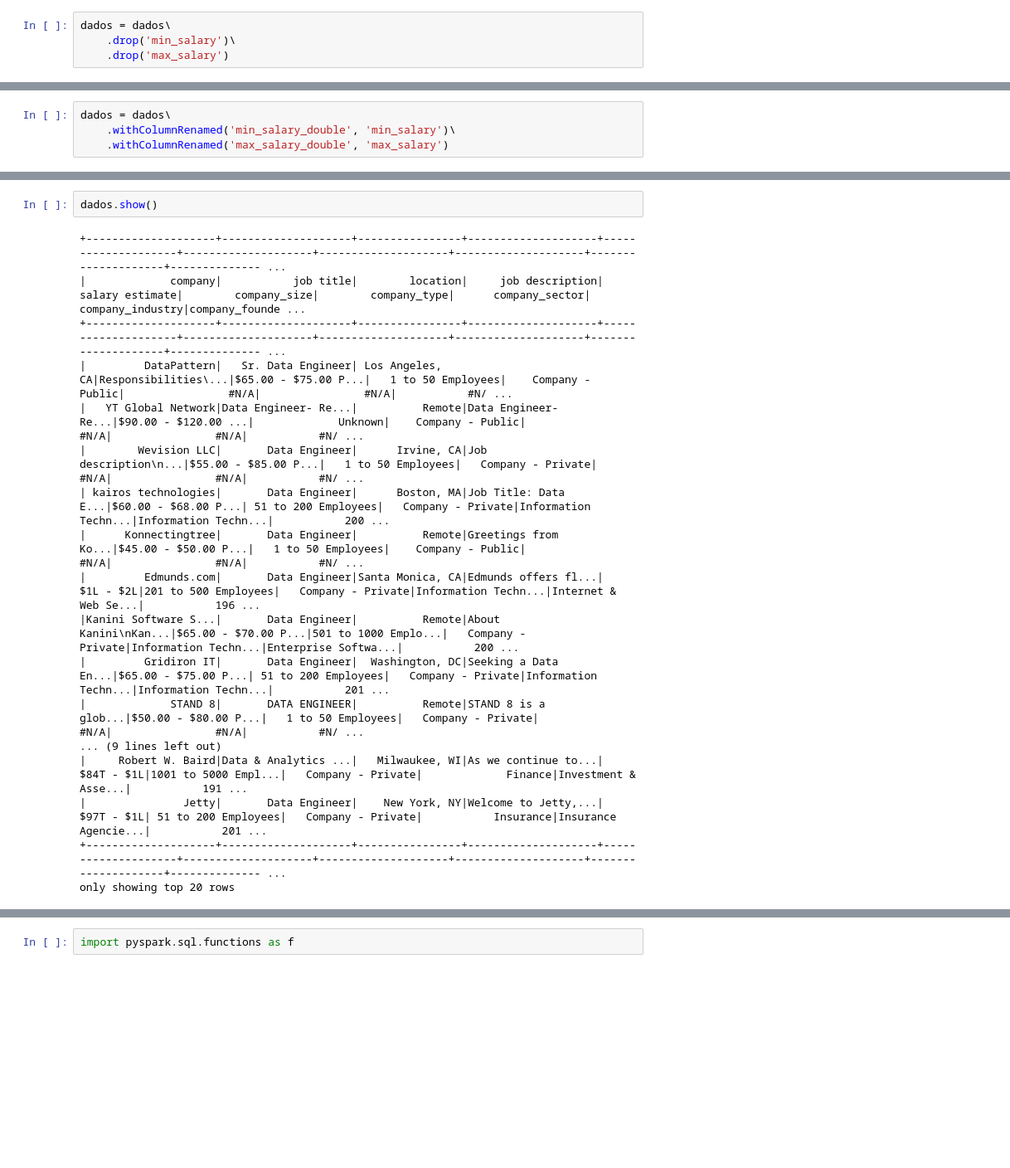
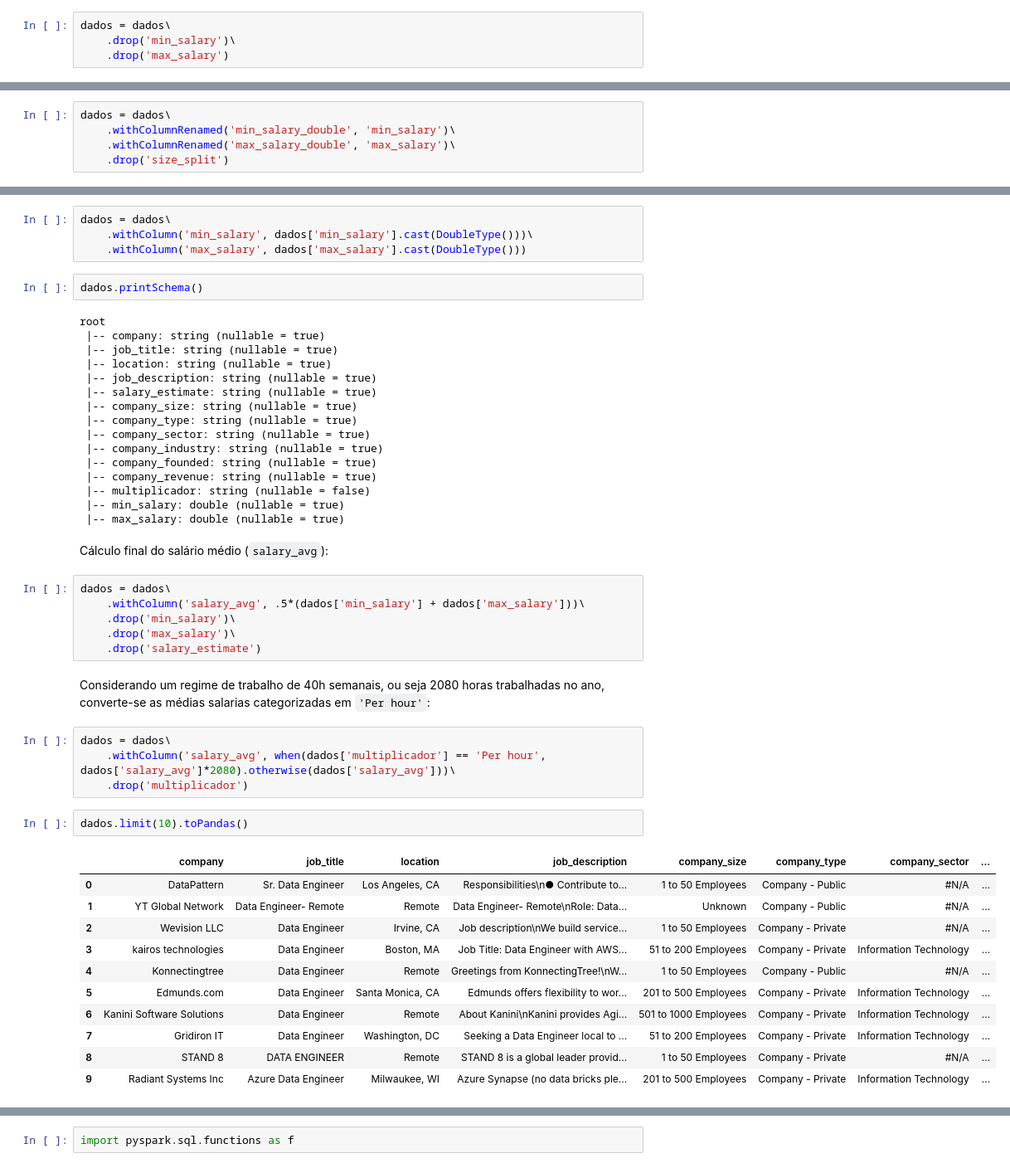
Before and after one commit to edinaldoab/previsao_remuneracao, a Jupyter notebook: tratamento/tratamento_dos_dados.ipynb, the cells around one changed output, grey strips where cells are left out. Shown at 83% size. Drawn from its saved outputs; the diff is of its cells as text; blank space fills up the shorter version.

```diff
--- a/tratamento/tratamento_dos_dados.ipynb
+++ b/tratamento/tratamento_dos_dados.ipynb
@@ -280,4 +346,5 @@ only showing top 5 rows
 # %%
 dados = dados\
     .withColumnRenamed('min_salary_double', 'min_salary')\
-    .withColumnRenamed('max_salary_double', 'max_salary')
+    .withColumnRenamed('max_salary_double', 'max_salary')\
+    .drop('size_split')
@@ -284,22 +394,52 @@ dados = dados\
+# %%
+dados = dados\
+    .withColumn('min_salary', dados['min_salary'].cast(DoubleType()))\
+    .withColumn('max_salary', dados['max_salary'].cast(DoubleType()))
 # %%
-dados.show()
+dados.printSchema()
 # %% [output]
-+--------------------+--------------------+----------------+--------------------+--------------------+--------------------+--------------------+--------------------+--------------------+-------------- ...
-|             company|           job title|        location|     job description|     salary estimate|        company_size|        company_type|      company_sector|    company_industry|company_founde ...
-+--------------------+--------------------+----------------+--------------------+--------------------+--------------------+--------------------+--------------------+--------------------+-------------- ...
-|         DataPattern|   Sr. Data Engineer| Los Angeles, CA|Responsibilities\...|$65.00 - $75.00 P...|   1 to 50 Employees|    Company - Public|                #N/A|                #N/A|           #N/ ...
-|   YT Global Network|Data Engineer- Re...|          Remote|Data Engineer- Re...|$90.00 - $120.00 ...|             Unknown|    Company - Public|                #N/A|                #N/A|           #N/ ...
-|        Wevision LLC|       Data Engineer|      Irvine, CA|Job description\n...|$55.00 - $85.00 P...|   1 to 50 Employees|   Company - Private|                #N/A|                #N/A|           #N/ ...
-| kairos technologies|       Data Engineer|      Boston, MA|Job Title: Data E...|$60.00 - $68.00 P...| 51 to 200 Employees|   Company - Private|Information Techn...|Information Techn...|           200 ...
-|      Konnectingtree|       Data Engineer|          Remote|Greetings from Ko...|$45.00 - $50.00 P...|   1 to 50 Employees|    Company - Public|                #N/A|                #N/A|           #N/ ...
-|         Edmunds.com|       Data Engineer|Santa Monica, CA|Edmunds offers fl...|           $1L - $2L|201 to 500 Employees|   Company - Private|Information Techn...|Internet & Web Se...|           196 ...
-|Kanini Software S...|       Data Engineer|          Remote|About Kanini\nKan...|$65.00 - $70.00 P...|501 to 1000 Emplo...|   Company - Private|Information Techn...|Enterprise Softwa...|           200 ...
-|         Gridiron IT|       Data Engineer|  Washington, DC|Seeking a Data En...|$65.00 - $75.00 P...| 51 to 200 Employees|   Company - Private|Information Techn...|Information Techn...|           201 ...
-|             STAND 8|       DATA ENGINEER|          Remote|STAND 8 is a glob...|$50.00 - $80.00 P...|   1 to 50 Employees|   Company - Private|                #N/A|                #N/A|           #N/ ...
-... (9 lines left out)
-|     Robert W. Baird|Data & Analytics ...|   Milwaukee, WI|As we continue to...|          $84T - $1L|1001 to 5000 Empl...|   Company - Private|             Finance|Investment & Asse...|           191 ...
-|               Jetty|       Data Engineer|    New York, NY|Welcome to Jetty,...|          $97T - $1L| 51 to 200 Employees|   Company - Private|           Insurance|Insurance Agencie...|           201 ...
-+--------------------+--------------------+----------------+--------------------+--------------------+--------------------+--------------------+--------------------+--------------------+-------------- ...
-only showing top 20 rows
+root
+ |-- company: string (nullable = true)
+ |-- job_title: string (nullable = true)
+ |-- location: string (nullable = true)
+ |-- job_description: string (nullable = true)
+ |-- salary_estimate: string (nullable = true)
+ |-- company_size: string (nullable = true)
+ |-- company_type: string (nullable = true)
+ |-- company_sector: string (nullable = true)
+ |-- company_industry: string (nullable = true)
+ |-- company_founded: string (nullable = true)
+ |-- company_revenue: string (nullable = true)
+ |-- multiplicador: string (nullable = false)
+ |-- min_salary: double (nullable = true)
+ |-- max_salary: double (nullable = true)
+# %% [markdown]
+Cálculo final do salário médio (`salary_avg`):
+# %%
+dados = dados\
+    .withColumn('salary_avg', .5*(dados['min_salary'] + dados['max_salary']))\
+    .drop('min_salary')\
+    .drop('max_salary')\
+    .drop('salary_estimate')
+# %% [markdown]
+Considerando um regime de trabalho de 40h semanais, ou seja 2080 horas trabalhadas no ano, converte-se as médias salarias categorizadas em `'Per hour'`:
+# %%
+dados = dados\
+    .withColumn('salary_avg', when(dados['multiplicador'] == 'Per hour', dados['salary_avg']*2080).otherwise(dados['salary_avg']))\
+    .drop('multiplicador')
+# %%
+dados.limit(10).toPandas()
+# %% [output]
+|  | company | job_title | location | job_description | company_size | company_type | company_sector | ... |
+| 0 | DataPattern | Sr. Data Engineer | Los Angeles, CA | Responsibilities\n● Contribute to... | 1 to 50 Employees | Company - Public | #N/A | ... |
+| 1 | YT Global Network | Data Engineer- Remote | Remote | Data Engineer- Remote\nRole: Data... | Unknown | Company - Public | #N/A | ... |
+| 2 | Wevision LLC | Data Engineer | Irvine, CA | Job description\nWe build service... | 1 to 50 Employees | Company - Private | #N/A | ... |
+| 3 | kairos technologies | Data Engineer | Boston, MA | Job Title: Data Engineer with AWS... | 51 to 200 Employees | Company - Private | Information Technology | ... |
+| 4 | Konnectingtree | Data Engineer | Remote | Greetings from KonnectingTree!\nW... | 1 to 50 Employees | Company - Public | #N/A | ... |
+| 5 | Edmunds.com | Data Engineer | Santa Monica, CA | Edmunds offers flexibility to wor... | 201 to 500 Employees | Company - Private | Information Technology | ... |
+| 6 | Kanini Software Solutions | Data Engineer | Remote | About Kanini\nKanini provides Agi... | 501 to 1000 Employees | Company - Private | Information Technology | ... |
+| 7 | Gridiron IT | Data Engineer | Washington, DC | Seeking a Data Engineer local to ... | 51 to 200 Employees | Company - Private | Information Technology | ... |
+| 8 | STAND 8 | DATA ENGINEER | Remote | STAND 8 is a global leader provid... | 1 to 50 Employees | Company - Private | #N/A | ... |
+| 9 | Radiant Systems Inc | Azure Data Engineer | Milwaukee, WI | Azure Synapse (no data bricks ple... | 201 to 500 Employees | Company - Private | Information Technology | ... |
 # %%
 dados\
```
Also changed, not shown: parts of 69 cells of this notebook.
